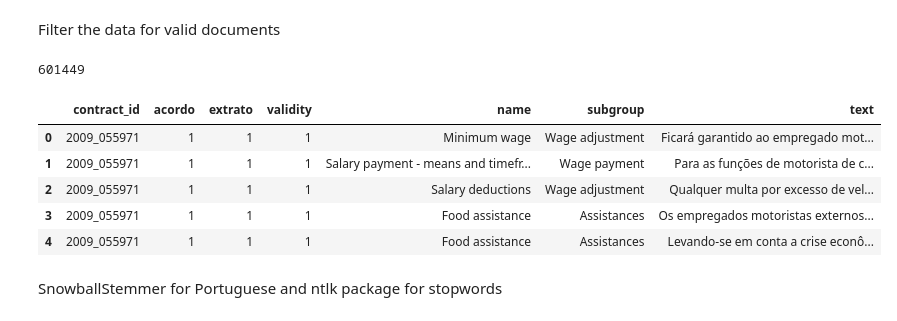
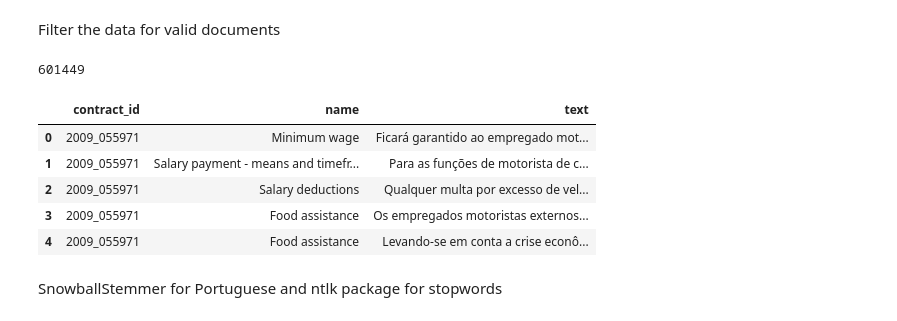
Before and after one commit to Calvineng72/Collective-Bargaining-Brazil, a Jupyter notebook: clause_descriptions_2.ipynb, the cells around one changed output. Saved outputs shown, nothing was run; the diff lists cells and outputs as text; code cells hidden in the pictures.

```diff
--- a/clause_descriptions_2.ipynb
+++ b/clause_descriptions_2.ipynb
@@ -177,26 +177,27 @@ Filter the data for valid documents
 # %%
 import pandas as pd
 
 # reads file as csv
 df = pd.read_csv('clause_data/contract_clauses.csv', sep="|")
 
 # keeps only valid ACTs
 df = df.loc[(df['acordo'] == 1)&(df['extrato'] == 1)&(df['validity'] == 1)]
+df = df.drop(['acordo', 'extrato', 'validity', 'subgroup'], axis=1)
 df = df.dropna()
 
 # reindexes the dataframe with the default integer index
 df = df.reset_index(drop=True)
 
 print(len(df.index))
 df.head()
 # %% [output]
 601449
-|  | contract_id | acordo | extrato | validity | name | subgroup | text |
-| 0 | 2009_055971 | 1 | 1 | 1 | Minimum wage | Wage adjustment | Ficará garantido ao empregado mot... |
-| 1 | 2009_055971 | 1 | 1 | 1 | Salary payment - means and timefr... | Wage payment | Para as funções de motorista de c... |
-| 2 | 2009_055971 | 1 | 1 | 1 | Salary deductions | Wage adjustment | Qualquer multa por excesso de vel... |
-| 3 | 2009_055971 | 1 | 1 | 1 | Food assistance | Assistances | Os empregados motoristas externos... |
-| 4 | 2009_055971 | 1 | 1 | 1 | Food assistance | Assistances | Levando-se em conta a crise econô... |
+|  | contract_id | name | text |
+| 0 | 2009_055971 | Minimum wage | Ficará garantido ao empregado mot... |
+| 1 | 2009_055971 | Salary payment - means and timefr... | Para as funções de motorista de c... |
+| 2 | 2009_055971 | Salary deductions | Qualquer multa por excesso de vel... |
+| 3 | 2009_055971 | Food assistance | Os empregados motoristas externos... |
+| 4 | 2009_055971 | Food assistance | Levando-se em conta a crise econô... |
 # %% [markdown]
 SnowballStemmer for Portuguese and ntlk package for stopwords
 # %%
```
Also changed, not shown: parts of 8 cells of this notebook, 2 other files.
